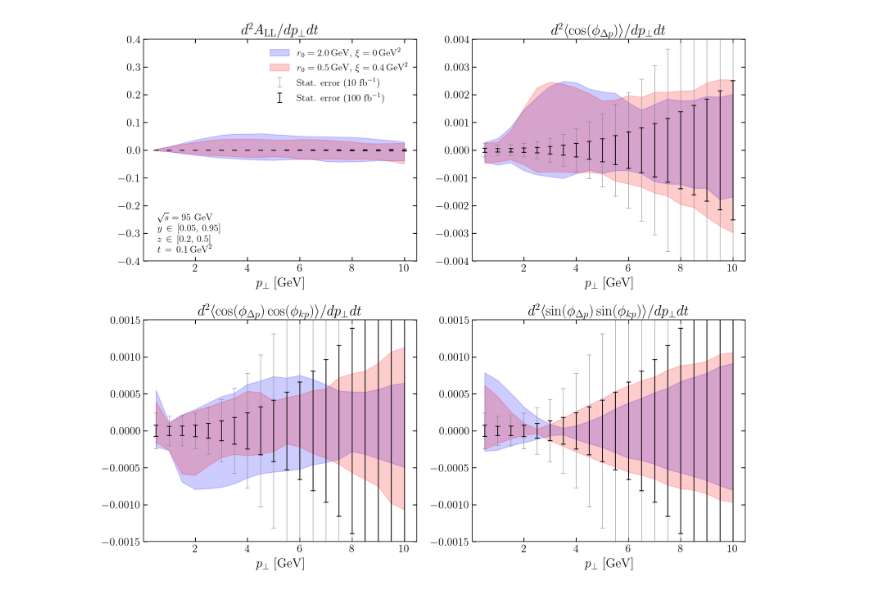
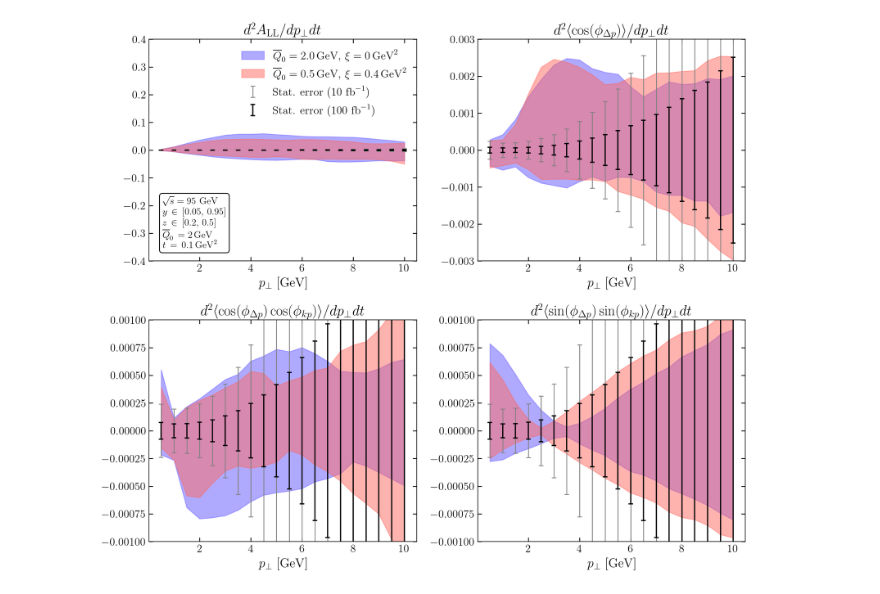
Before and after one commit to brandonmanley/dijet_DSA, a Jupyter notebook: correlation_plots_mom_constraints.ipynb, the cells around one changed output. Cells and saved outputs as stored; diff of their text form; code cells hidden in the pictures.

```diff
--- a/correlation_plots_mom_constraints.ipynb
+++ b/correlation_plots_mom_constraints.ipynb
@@ -87,8 +87,8 @@ for var in space:
         high = space[var][1]
         if var == 'Q2':
             # info_text += fr'$Q^2 \, \in \,[{round(low,1)}, \, {round(high,1)}]\, \mathrm{{GeV^2}}$' + '\n'
-            # info_text += fr'$r_0 \, = 2 \, \mathrm{{GeV}}$' + '\n'
-            pass
+            info_text += fr'$\overline{{Q}}_0 \, = 2 \, \mathrm{{GeV}}$' + '\n'
+            # pass
         elif var == 'y':
             info_text += fr'$y \, \in \, [{round(low,3)}, \, {round(high,3)}]$' + '\n'
         elif var == 'z':
@@ -118,11 +118,14 @@ plot_bands = True
 alt_defs = False
 plot_stat_errors = True
 
-colors = ['blue', 'red', 'blue']
-# labels = [r'$|L(10\, \mathrm{GeV}^2; 0.1)| < 3, \,\,|p_I| < 30$',
-#           r'$|L(10\, \mathrm{GeV}^2; 0.1)| < 3,\,\, |p_I| < 10$',
-#           r'$|L(10\, \mathrm{GeV}^2; 0.1)| < 1,\,\,  |p_I| < 10$']
-labels = [r'$r_0 = 2.0 \, \mathrm{GeV}, \, \xi = 0 \, \mathrm{GeV}^2$', r'$r_0 = 0.5 \, \mathrm{GeV}, \, \xi = 0.4 \, \mathrm{GeV}^2$']
+# colors = ['green', 'blue', 'red']
+# colors = ['#FF6961', '#6257ff', '#51c46f']
+colors = ['#6257ff', '#FF6961']
+
+# labels = [r'$\Big|\int \displaylimits^{0.1}_{10^{-5}} dx\, L(x) \Big| < 3, \,\,|p_I| < 30$',
+#           r'$\Big|\int \displaylimits^{0.1}_{10^{-5}} dx\, L(x) \Big| < 3,\,\, |p_I| < 10$',
+#           r'$\Big|\int \displaylimits^{0.1}_{10^{-5}} dx\, L(x) \Big| < 1,\,\,  |p_I| < 10$']
+labels = [r'$\overline{Q}_0 = 2.0 \, \mathrm{GeV}, \, \xi = 0 \, \mathrm{GeV}^2$', r'$\overline{Q}_0 = 0.5 \, \mathrm{GeV}, \, \xi = 0.4 \, \mathrm{GeV}^2$']
 
 corrs = ['<1>', '<cos(phi_Dp)>', '<cos(phi_Dp)cos(phi_kp)>', '<sin(phi_Dp)sin(phi_kp)>']
 if alt_defs:
@@ -134,7 +137,7 @@ for ifile, file in enumerate(data):
     # if file != 'oam3_range10': continue
     for icorr, corr in enumerate(corrs):
         if plot_bands:
-            axs[icorr].fill_between(pT_values, bands[file]['lower'][corr], bands[file]['upper'][corr], color=colors[ifile], alpha=0.2, label=labels[ifile])
+            axs[icorr].fill_between(pT_values, bands[file]['lower'][corr], bands[file]['upper'][corr], color=colors[ifile], alpha=0.5, label=labels[ifile])
 
         else:
             for irep, rep in enumerate(data[file][fit]):
@@ -152,12 +155,12 @@ if plot_stat_errors:
         if plot_bands:
             axs[icorr].errorbar(
                     pT_values, np.zeros(all_error.shape), yerr=np.sqrt(10)*errors[icorr], fmt='o',
-                    capsize=3, elinewidth=0.5, capthick=0.5, color='gray', markersize=0,
+                    capsize=3, elinewidth=1, capthick=1, color='gray', markersize=0,
                     label=rf'Stat. error ({round(lumi/10)} $\mathrm{{fb}}^{{-1}}$)'
             )
             axs[icorr].errorbar(
                     pT_values, np.zeros(all_error.shape), yerr=errors[icorr], fmt='o',
-                    capsize=3, elinewidth=1, capthick=1, color='black', markersize=0,
+                    capsize=3, elinewidth=1.5, capthick=1.5, color='black', markersize=0,
                     label=rf'Stat. error ({lumi} $\mathrm{{fb}}^{{-1}}$)'
             )
         else:
@@ -189,59 +192,59 @@ if plot_stat_errors:
 
 # axs[0].axhline(y=1, color='grey', linestyle=':')
 # axs[0].axhline(y=-1, color='grey', linestyle=':')
-# axs[0].axhline(y=0, color='gray', linestyle='--')
+# axs[0].axhline(y=0, color='lightgray', linestyle='--')
 axs[0].set_xlabel(r'$p_{\perp}$ [GeV]')
 axs[0].set_title(fr'$ d^{num_label} A_{{\mathrm{{LL}}}} / {den_label} $')
 axs[0].tick_params(axis="both", direction="in", length=5, width=1, which='both', right=True, top=True)
-axs[0].legend(frameon=False)
+axs[0].legend(frameon=False, fontsize=14)
 axs[0].text(
-    0.05, 0.03, info_text,
+    0.05, 0.05, info_text,
     transform=axs[0].transAxes,
     ha='left', va='bottom',
     fontsize=12, wrap=True,
-    bbox=dict(boxstyle='round', facecolor='white', alpha=0.5, edgecolor='none')
+    bbox=dict(boxstyle='round', facecolor='white', alpha=1.0, edgecolor='black')
 )
 # axs[0].semilogy()
 axs[0].set_ylim([-0.4, 0.4])
 
-# axs[1].axhline(y=0, color='lightgray', linestyle='-')
+# axs[1].axhline(y=0, color='lightgray', linestyle='--')
 axs[1].set_xlabel(r'$p_\perp$ [GeV]')
 axs[1].set_title(fr'$ d^{num_label} \langle \cos(\phi_{{\Delta p}}) \rangle / {den_label} $')
 axs[1].tick_params(axis="both", direction="in", length=5, width=1, which='both', right=True, top=True)
 # axs[1].legend(frameon=False)
-axs[1].set_ylim([-0.004, 0.004])
+axs[1].set_ylim([-0.003, 0.003])
 # axs[1].semilogy()
 
 
-# axs[2].axhline(y=0, color='gray', linestyle='-')
+# axs[2].axhline(y=0, color='lightgray', linestyle='--')
 axs[2].set_xlabel(r'$p_{\perp}$ [GeV]')
 if alt_defs:
     axs[2].set_title(fr'$ d^{num_label}  \langle \cos(\phi_{{\Delta p}} + \phi_{{k p}}) \rangle / {den_label} $')
 else:
     axs[2].set_title(fr'$ d^{num_label}  \langle \cos(\phi_{{\Delta p}}) \cos(\phi_{{k p}}) \rangle / {den_label} $')
 axs[2].tick_params(axis="both", direction="in", length=5, width=1, which='both', right=True, top=True)
 # axs[2].legend(frameon=False)
-axs[2].set_ylim([-0.0015, 0.0015])
+axs[2].set_ylim([-0.001, 0.001])
 # axs[2].semilogy()
 
-# axs[3].axhline(y=0, color='gray', linestyle='-')
+# axs[3].axhline(y=0, color='lightgray', linestyle='--')
 axs[3].set_xlabel(r'$p_{\perp}$ [GeV]')
 if alt_defs:
     axs[3].set_title(fr'$ d^{num_label} \langle \cos(\phi_{{\Delta p}} - \phi_{{k p}})  \rangle / {den_label} $')
 else:
     axs[3].set_title(fr'$ d^{num_label} \langle \sin(\phi_{{\Delta p}}) \sin(\phi_{{k p}})  \rangle / {den_label} $')
 axs[3].tick_params(axis="both", direction="in", length=5, width=1, which='both', right=True, top=True)
 # axs[3].legend(frameon=False)
-axs[3].set_ylim([-0.0015, 0.0015])
+axs[3].set_ylim([-0.001, 0.001])
 # axs[3].semilogy()
 # axs[1].legend()
 
 plt.tight_layout()
 plt.show()
 
-# if plot_bands:
-#     fig.savefig('plots/corr_band_dt_compare.pdf', dpi=400, bbox_inches="tight")
-# else:
-#     fig.savefig('plots/corr_lines_dt_compare.pdf', dpi=400, bbox_inches="tight")
+if plot_bands:
+    fig.savefig('plots/dsa_band_lowQ2.pdf', dpi=400, bbox_inches="tight")
+else:
+    fig.savefig('plots/dsa_lines_constraints.pdf', dpi=400, bbox_inches="tight")
 # %% [output]
-[figure, old version]
+[figure, new version]
```
Also changed, not shown: 34 other files.
